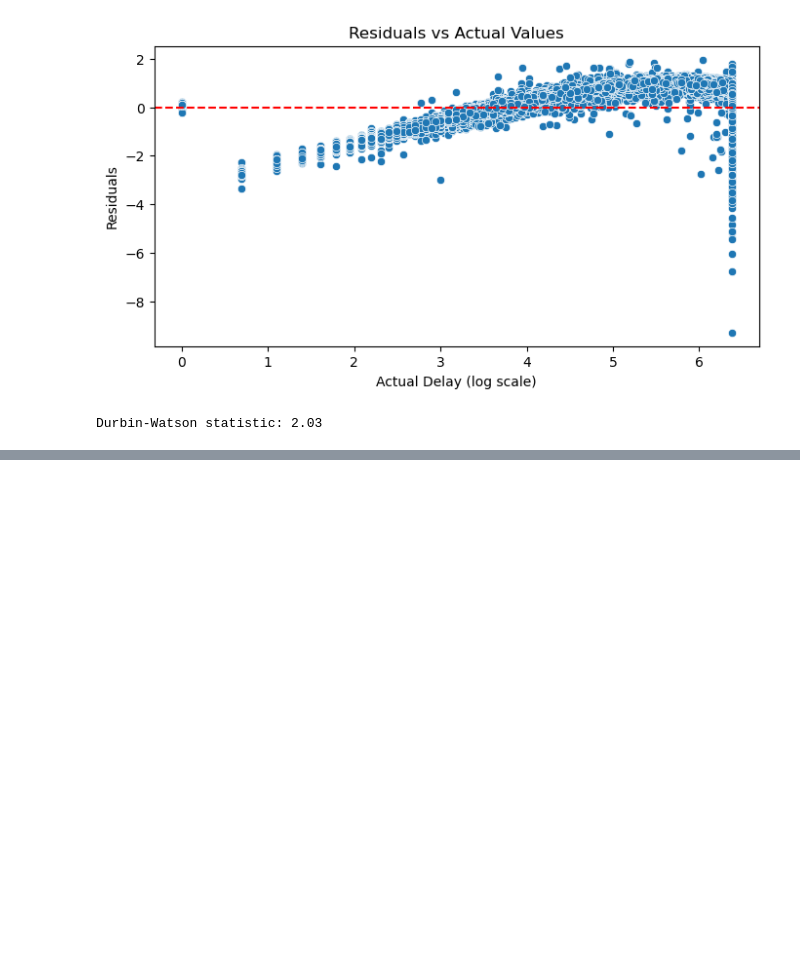
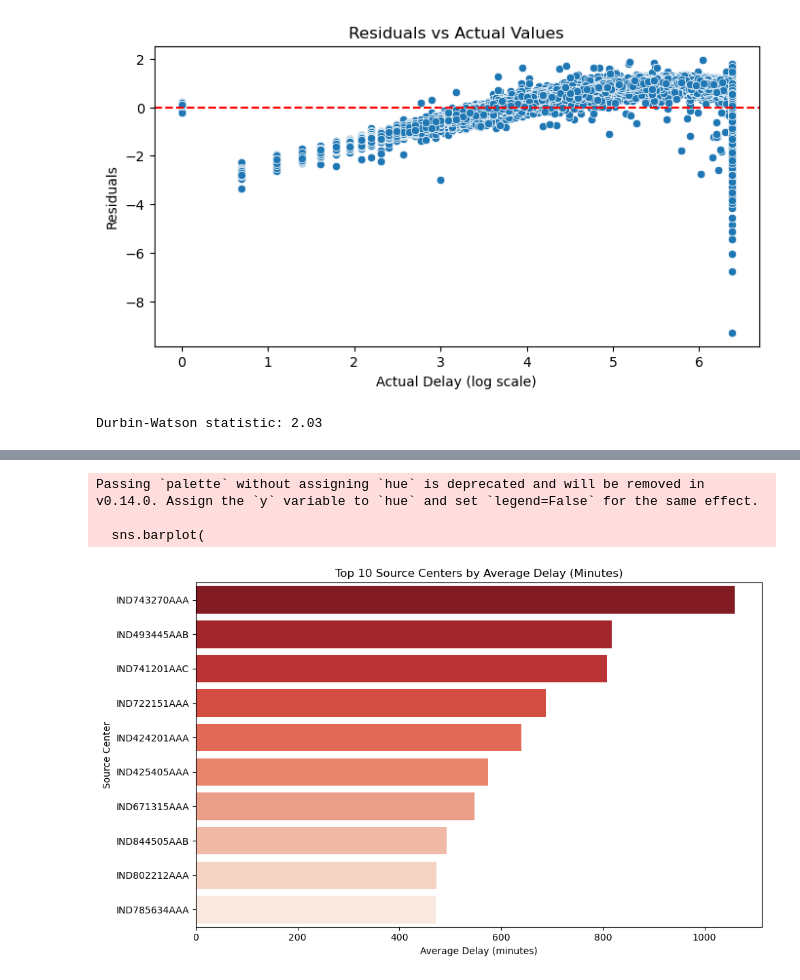
Before and after one commit to joeyroberts0305-zsmy/Trucking-Efficiency-Prediction, a Jupyter notebook: notebooks/Delivery_Data.ipynb, the cells around one changed output, grey strips where cells are left out. Drawn from its saved outputs; the diff is of its cells as text; code cells hidden in the pictures; blank space fills up the shorter version.

```diff
--- a/notebooks/Delivery_Data.ipynb
+++ b/notebooks/Delivery_Data.ipynb
@@ -550,0 +717,26 @@ Durbin-Watson statistic: 2.03
+# %%
+# Create Target Variable for Bottleneck Analysis
+df_model.loc[:, 'delay_minutes'] = df_model['segment_actual_time'] - df_model['segment_osrm_time']
+
+# Group by source_center
+source_delay = df_model.groupby('source_center').agg(
+    avg_delay=('delay_minutes', 'mean'),
+    median_delay=('delay_minutes', 'median'),
+    count=('delay_minutes', 'count'),
+    delay_rate=('is_delayed', 'mean')
+).sort_values(by='avg_delay', ascending=False)
+
+# Group by destination_center
+destination_delay = df_model.groupby('destination_center').agg(
+    avg_delay=('delay_minutes', 'mean'),
+    median_delay=('delay_minutes', 'median'),
+    count=('delay_minutes', 'count'),
+    delay_rate=('is_delayed', 'mean')
+).sort_values(by='avg_delay', ascending=False)
+
+# Show top 10 of each
+print("\n🔼 Top 10 Source Bottlenecks")
+display(source_delay.head(10))
+
+print("\n🔽 Top 10 Destination Bottlenecks")
+display(destination_delay.head(10))
@@ -550,0 +770,19 @@ Durbin-Watson statistic: 2.03
+# %%
+# Barplot for Top Source Centers by Avg Delay
+plt.figure(figsize=(10, 6))
+sns.barplot(
+    data=source_delay.head(10).reset_index(),
+    x='avg_delay',
+    y='source_center',
+    palette='Reds_r'
+)
+plt.title('Top 10 Source Centers by Average Delay (Minutes)')
+plt.xlabel('Average Delay (minutes)')
+plt.ylabel('Source Center')
+plt.tight_layout()
+plt.show()
+# %% [output]
+Passing `palette` without assigning `hue` is deprecated and will be removed in v0.14.0. Assign the `y` variable to `hue` and set `legend=False` for the same effect.
+
+  sns.barplot(
+[figure, added]
```
Also changed, not shown: parts of 33 cells of this notebook.
